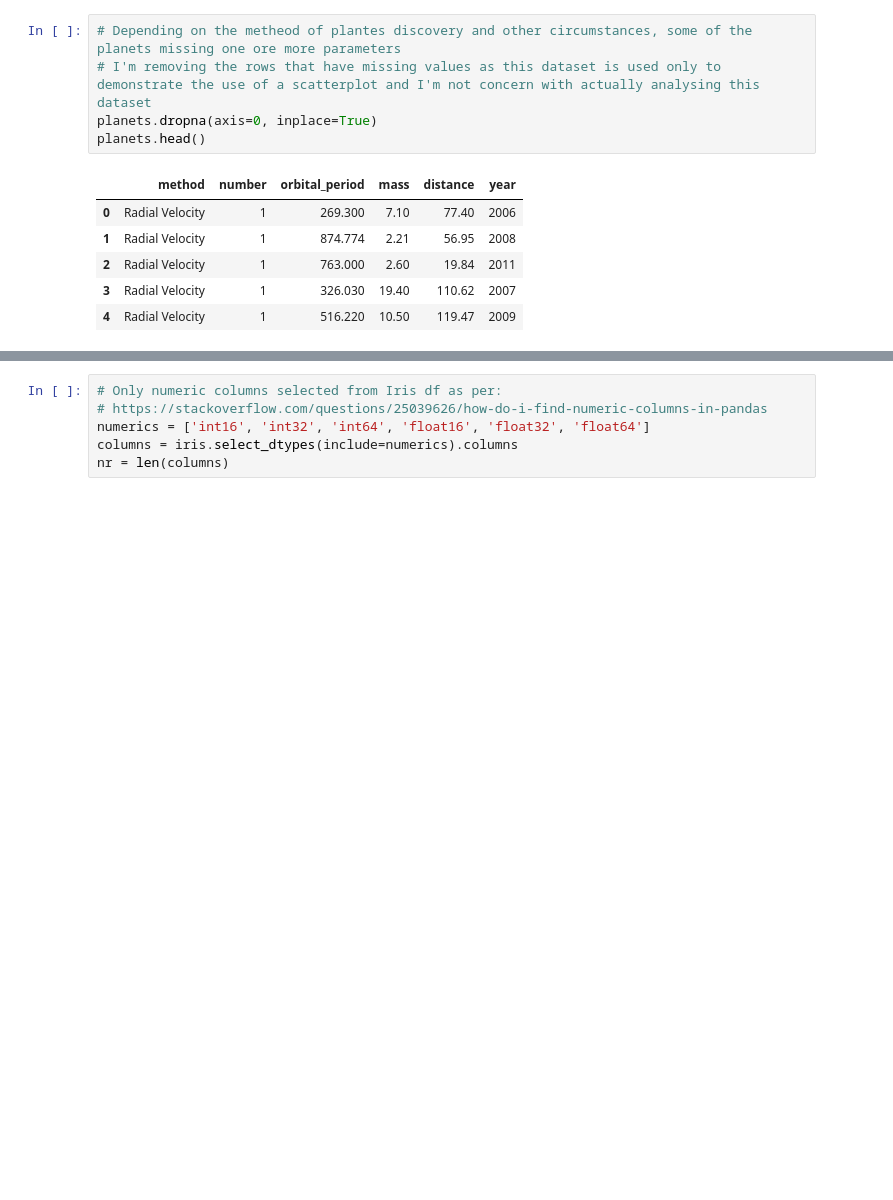
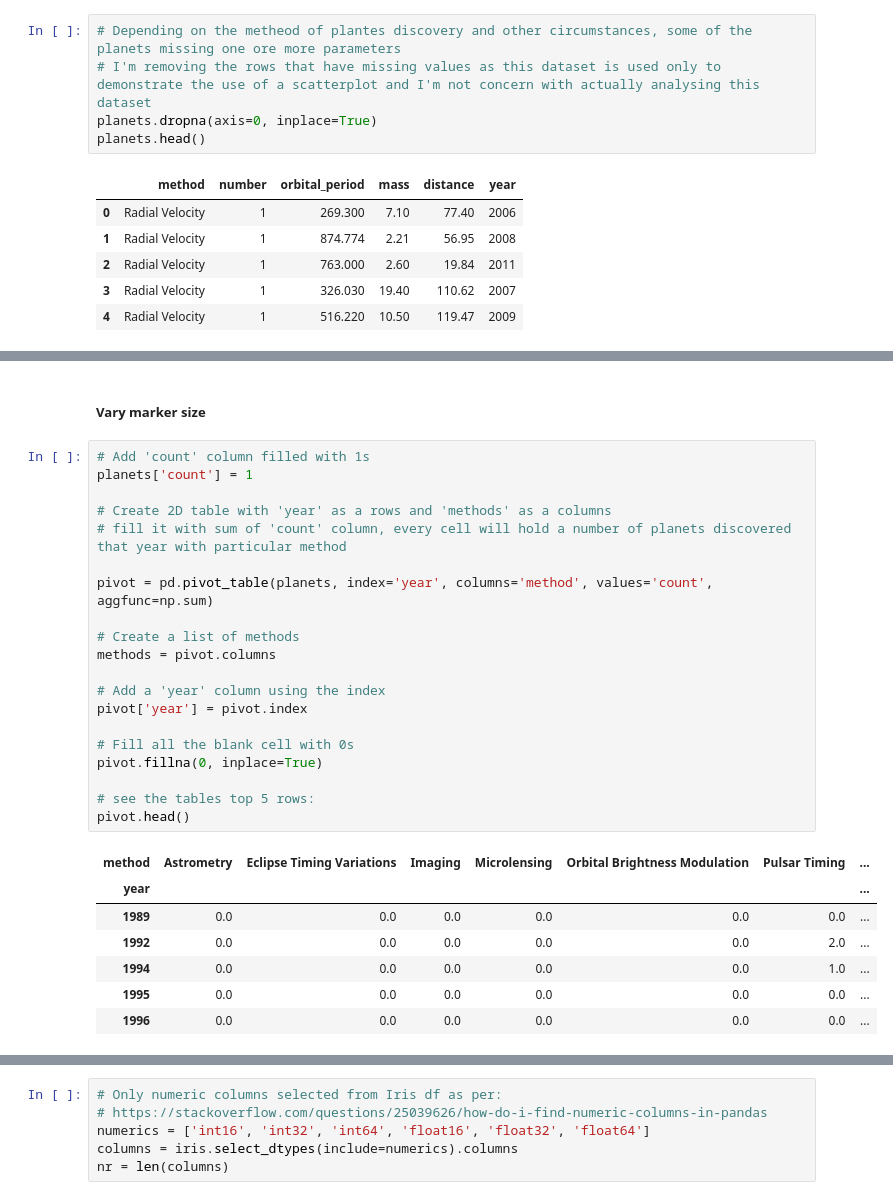
Before and after one commit to przemekbil/FoDA_2021, a Jupyter notebook: pyplot.ipynb, the cells around one changed output, grey strips where cells are left out. Cells and saved outputs as stored; diff of their text form; blank space fills up the shorter version.

```diff
--- a/pyplot.ipynb
+++ b/pyplot.ipynb
@@ -310,0 +341,30 @@ plt.show()
+# %% [markdown]
+##### Vary marker size
+# %%
+# Add 'count' column filled with 1s
+planets['count'] = 1
+
+# Create 2D table with 'year' as a rows and 'methods' as a columns
+# fill it with sum of 'count' column, every cell will hold a number of planets discovered that year with particular method
+
+pivot = pd.pivot_table(planets, index='year', columns='method', values='count', aggfunc=np.sum)
+
+# Create a list of methods
+methods = pivot.columns
+
+# Add a 'year' column using the index
+pivot['year'] = pivot.index
+
+# Fill all the blank cell with 0s
+pivot.fillna(0, inplace=True)
+
+# see the tables top 5 rows:
+pivot.head()
+# %% [output]
+| method | Astrometry | Eclipse Timing Variations | Imaging | Microlensing | Orbital Brightness Modulation | Pulsar Timing | ... |
+| year |  |  |  |  |  |  | ... |
+| 1989 | 0.0 | 0.0 | 0.0 | 0.0 | 0.0 | 0.0 | ... |
+| 1992 | 0.0 | 0.0 | 0.0 | 0.0 | 0.0 | 2.0 | ... |
+| 1994 | 0.0 | 0.0 | 0.0 | 0.0 | 0.0 | 1.0 | ... |
+| 1995 | 0.0 | 0.0 | 0.0 | 0.0 | 0.0 | 0.0 | ... |
+| 1996 | 0.0 | 0.0 | 0.0 | 0.0 | 0.0 | 0.0 | ... |
```
Also changed, not shown: parts of 6 cells of this notebook, 12 other files.
